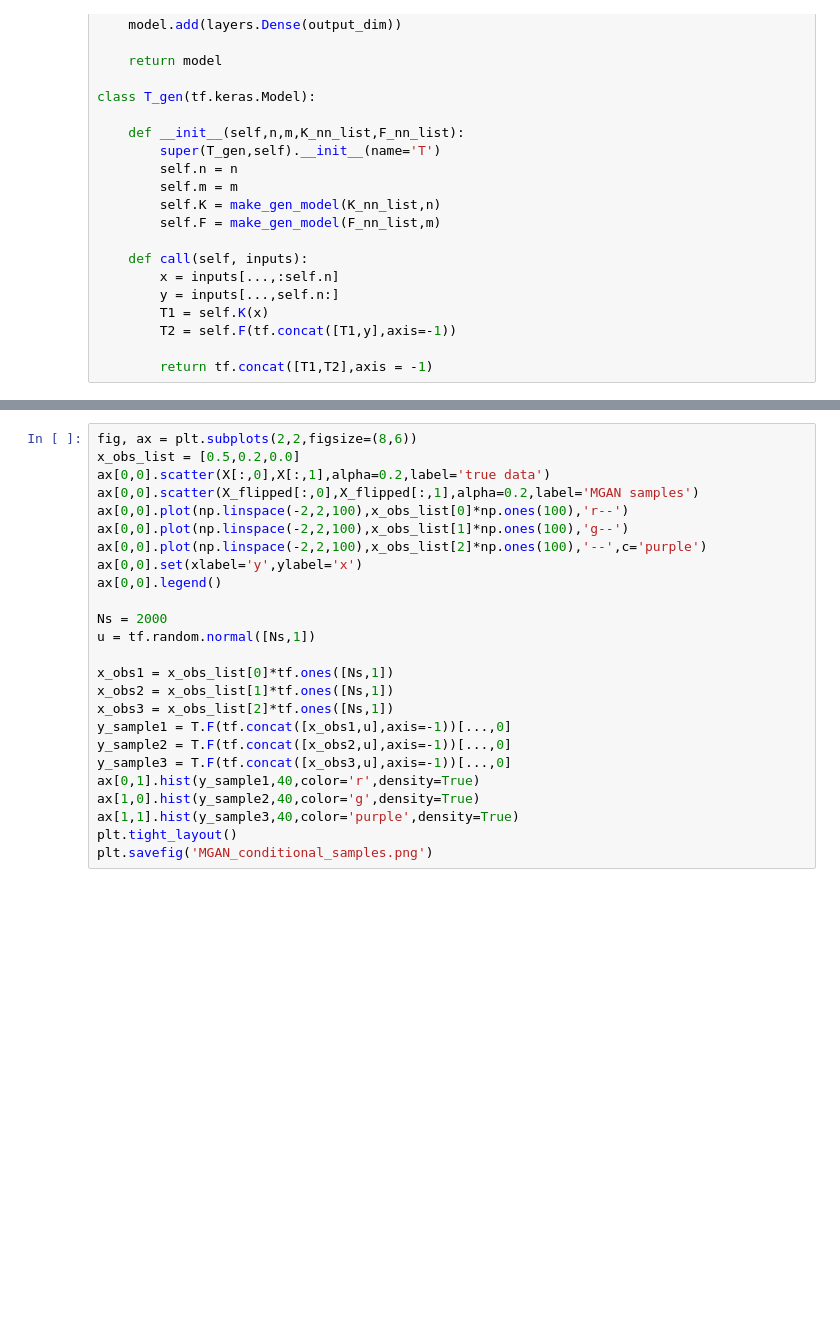
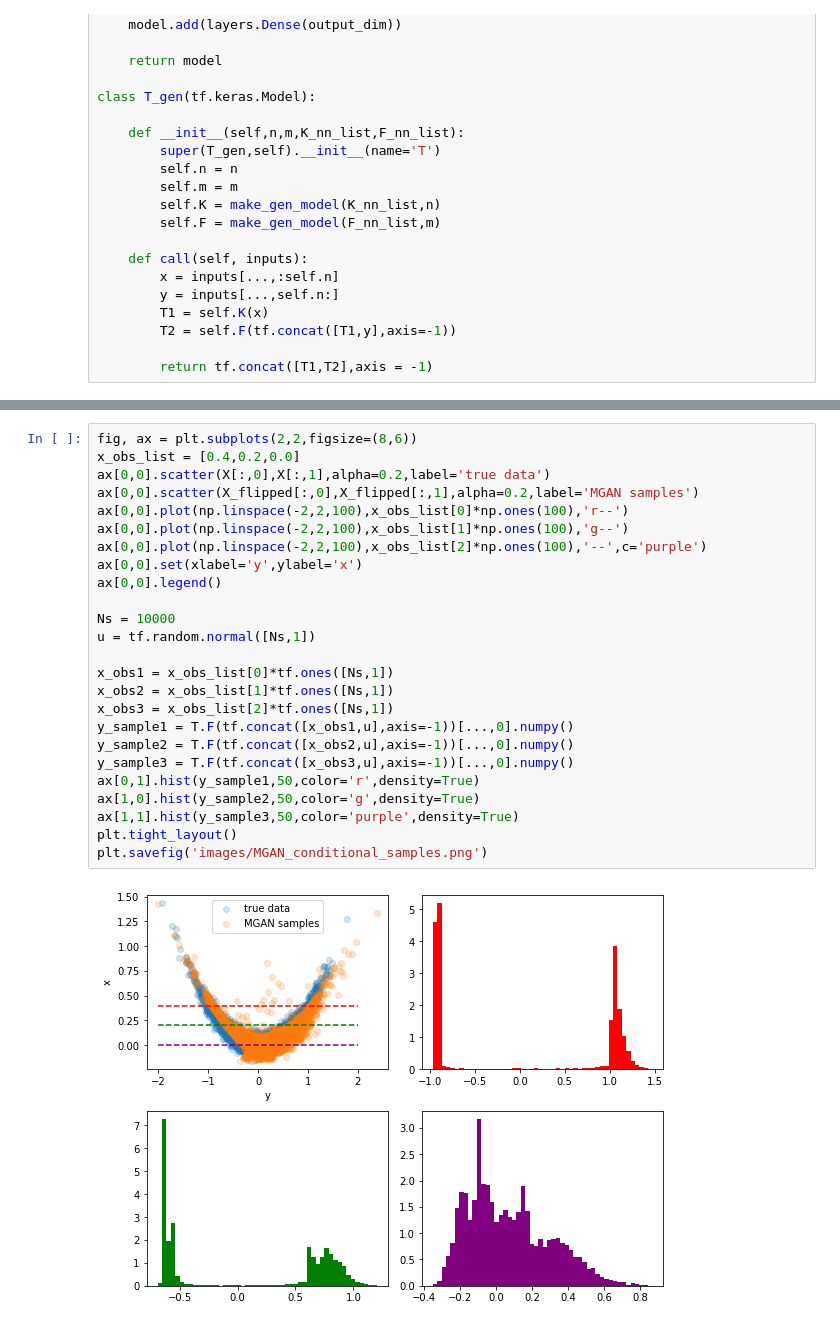
Before and after one commit to CaseyLeeDowdle/TransportNets, a Jupyter notebook: examples/banana/MGAN-Banana.ipynb, the cells around one changed output, grey strips where cells are left out. Cells and saved outputs as stored; diff of their text form; blank space fills up the shorter version.

```diff
--- a/examples/banana/MGAN-Banana.ipynb
+++ b/examples/banana/MGAN-Banana.ipynb
@@ -156,28 +174,30 @@ plt.savefig('MGAN_kde.png')
 # %%
 fig, ax = plt.subplots(2,2,figsize=(8,6))
-x_obs_list = [0.5,0.2,0.0]
+x_obs_list = [0.4,0.2,0.0]
 ax[0,0].scatter(X[:,0],X[:,1],alpha=0.2,label='true data')
 ax[0,0].scatter(X_flipped[:,0],X_flipped[:,1],alpha=0.2,label='MGAN samples')
 ax[0,0].plot(np.linspace(-2,2,100),x_obs_list[0]*np.ones(100),'r--')
 ax[0,0].plot(np.linspace(-2,2,100),x_obs_list[1]*np.ones(100),'g--')
 ax[0,0].plot(np.linspace(-2,2,100),x_obs_list[2]*np.ones(100),'--',c='purple')
 ax[0,0].set(xlabel='y',ylabel='x')
 ax[0,0].legend()
 
-Ns = 2000
+Ns = 10000
 u = tf.random.normal([Ns,1])
 
 x_obs1 = x_obs_list[0]*tf.ones([Ns,1])
 x_obs2 = x_obs_list[1]*tf.ones([Ns,1])
 x_obs3 = x_obs_list[2]*tf.ones([Ns,1])
-y_sample1 = T.F(tf.concat([x_obs1,u],axis=-1))[...,0]
-y_sample2 = T.F(tf.concat([x_obs2,u],axis=-1))[...,0]
-y_sample3 = T.F(tf.concat([x_obs3,u],axis=-1))[...,0]
-ax[0,1].hist(y_sample1,40,color='r',density=True)
-ax[1,0].hist(y_sample2,40,color='g',density=True)
-ax[1,1].hist(y_sample3,40,color='purple',density=True)
+y_sample1 = T.F(tf.concat([x_obs1,u],axis=-1))[...,0].numpy()
+y_sample2 = T.F(tf.concat([x_obs2,u],axis=-1))[...,0].numpy()
+y_sample3 = T.F(tf.concat([x_obs3,u],axis=-1))[...,0].numpy()
+ax[0,1].hist(y_sample1,50,color='r',density=True)
+ax[1,0].hist(y_sample2,50,color='g',density=True)
+ax[1,1].hist(y_sample3,50,color='purple',density=True)
 plt.tight_layout()
-plt.savefig('MGAN_conditional_samples.png')
+plt.savefig('images/MGAN_conditional_samples.png')
+# %% [output]
+[figure, added]
 # %%
 T.summary()
 # %% [output]
```
Also changed, not shown: parts of 3 cells of this notebook, 36 other files.
